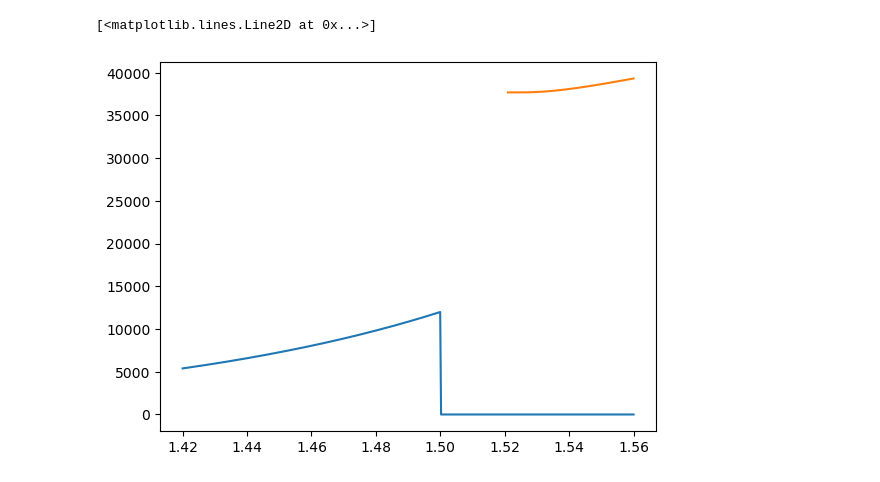
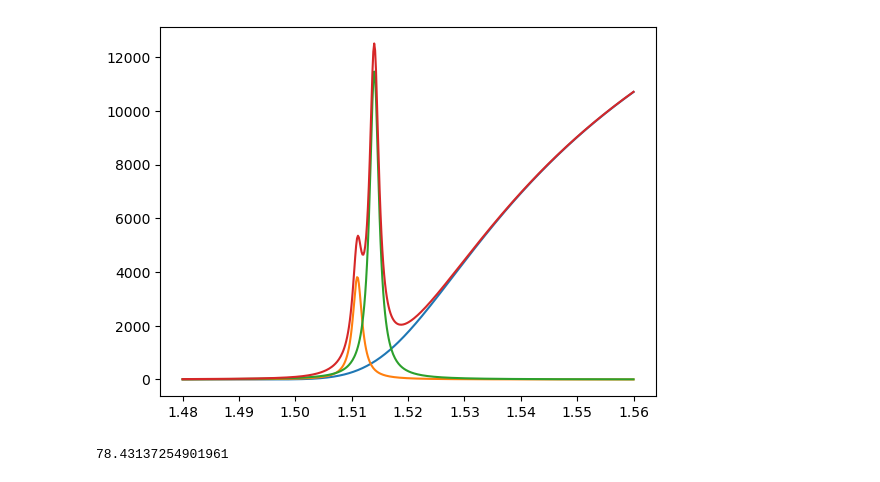
Before and after one commit to MTLphys/FittingFunctions, a Jupyter notebook: Fitfunction.ipynb, the cells around one changed output. Drawn from its saved outputs; the diff is of its cells as text; code cells hidden in the pictures.

```diff
--- a/Fitfunction.ipynb
+++ b/Fitfunction.ipynb
@@ -3,14 +4,45 @@ import numpy as np
 import matplotlib.pyplot as plt
 from scipy import constants as c
 # %%
-x = np.linspace(1.42,1.56,500)
+x = np.linspace(1.48,1.56,500)
 def elliot(x,Eb,Eg,A):
     return A*np.pi*np.sqrt(Eb)*np.heaviside(x-Eg,0)/(1-np.exp((-np.pi*2*np.sqrt(Eb/(x-Eg)))))
 def Urbach(x,sigma,E0,alpha0):
     return np.heaviside(E0-x,0)*alpha0*np.exp(-sigma*(E0-x))
+import numpy as np
+def Peak(x,A,Eg,Eb,w):
+    return (2*A/np.pi)*(w/(4*(x-Eg+Eb)**2 + w**2))
+def Continuum(x,A,Eu,Eg,Em,pg):
+    p= pg+(x-Eg)/Em
+    return A*(np.log2(1+np.exp((x-Eg)/p/Eu)))
+def Johnson(x,A,B,C,Eu,Em,pg,Eg,Ebl,Ebh,wl,wh):
+    xa =np.asarray(x)
+    ya = Continuum(xa,A,Eu,Eg,Em,pg)+Peak(xa,B,Eg,Ebh,wh)+Peak(xa,C,Eg,Ebl,wl)
+    return list(ya)
 fig,ax = plt.subplots()
-ax.plot(x,Urbach(x,10,1.5,12000))
-ax.plot(x,elliot(x,.010,1.521,120000))
+#ax.plot(x,Urbach(x,10,1.5,1200))
+#ax.plot(x,elliot(x,.010,1.521,12000))
+A = 2000
+B = 12
+C = 36
+Eu = .2
+Em =1.7
+pg =.03
+Eg = 1.521
+Ebh = .01
+Ebl = .007
+wh = .0020
+wl = .0020
+
+ax.plot(x,Continuum(x,A,Eu,Eg,Em,pg))
+ax.plot(x,Peak(x,B,Eg,Ebh,wh))
+ax.plot(x,Peak(x,C,Eg,Ebl,wl))
+
+ax.plot(x,Johnson(x,A,B,C,Eu,Em,pg,Eg,Ebl,Ebh,wl,wh))
+ax.set_yscale('linear')
 # %% [output]
-[<matplotlib.lines.Line2D at 0x...>]
-[figure, old version]
+[figure, new version]
+# %%
+1/.01275
+# %% [output]
+78.43137254901961
```
Also changed, not shown: parts of 5 cells of this notebook.
